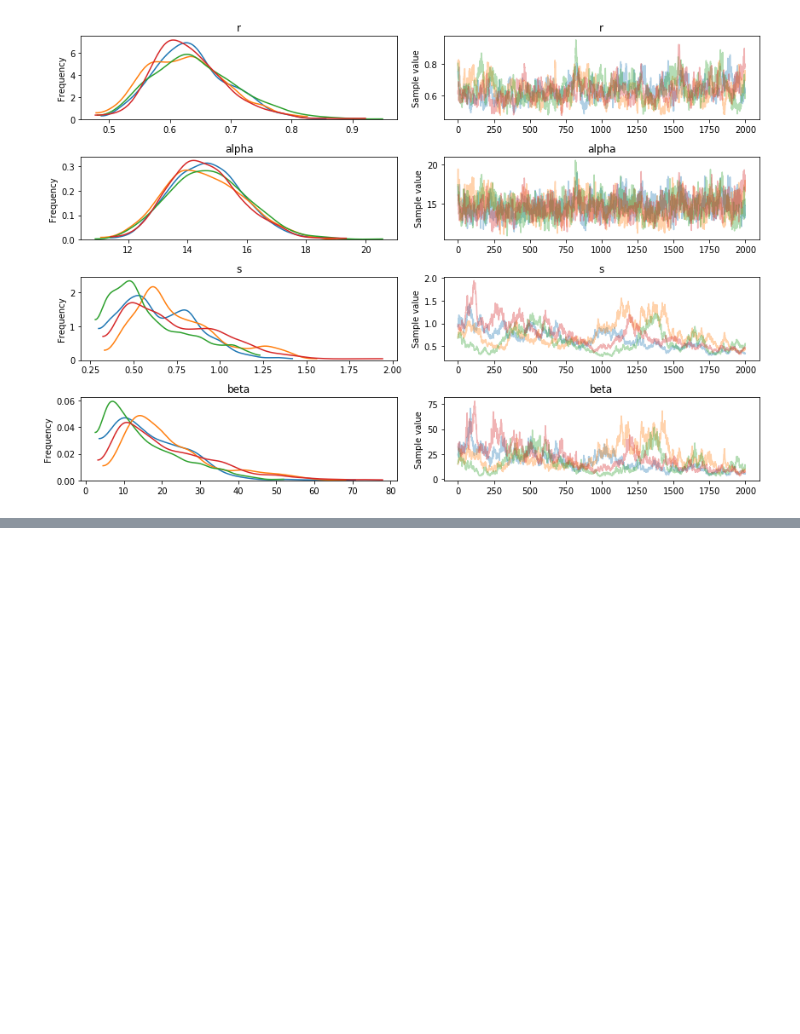
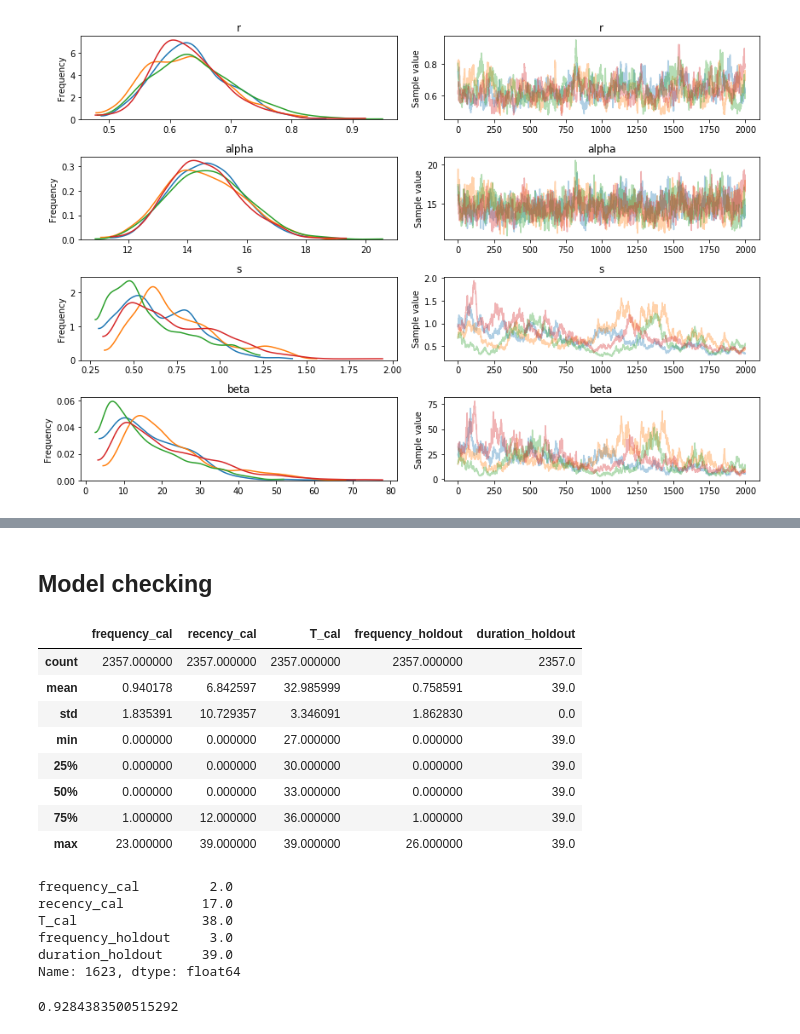
Before and after one commit to debugger06/notebooks, a Jupyter notebook: CLV modeling/pareto-nbd.ipynb, the cells around one changed output, grey strips where cells are left out. Cells and saved outputs as stored; diff of their text form; code cells hidden in the pictures; blank space fills up the shorter version.

Commit message:
pareto NBD CLV model

```diff
--- a/CLV modeling/pareto-nbd.ipynb
+++ b/CLV modeling/pareto-nbd.ipynb
@@ -116,0 +195,49 @@ _ = pm.plot_posterior(trace, varnames=['r','alpha','s', 'beta'])
+# %% [markdown]
+## Model checking
+# %%
+from lifetimes.utils import calibration_and_holdout_data
+
+rfm = calibration_and_holdout_data(
+    cdnow_transactions,
+    customer_id_col='customer_id',
+    datetime_col='date',
+    calibration_period_end='1997-09-30',
+    observation_period_end='1998-06-30',
+    freq='W'
+)
+
+rfm.describe()
+# %% [output]
+|  | frequency_cal | recency_cal | T_cal | frequency_holdout | duration_holdout |
+| count | 2357.000000 | 2357.000000 | 2357.000000 | 2357.000000 | 2357.0 |
+| mean | 0.940178 | 6.842597 | 32.985999 | 0.758591 | 39.0 |
+| std | 1.835391 | 10.729357 | 3.346091 | 1.862830 | 0.0 |
+| min | 0.000000 | 0.000000 | 27.000000 | 0.000000 | 39.0 |
+| 25% | 0.000000 | 0.000000 | 30.000000 | 0.000000 | 39.0 |
+| 50% | 0.000000 | 0.000000 | 33.000000 | 0.000000 | 39.0 |
+| 75% | 1.000000 | 12.000000 | 36.000000 | 1.000000 | 39.0 |
+| max | 23.000000 | 39.000000 | 39.000000 | 26.000000 | 39.0 |
+# %%
+customer_index = 150
+# show purchasing behavior
+rfm.iloc[customer_index]
+# %% [output]
+frequency_cal         2.0
+recency_cal          17.0
+T_cal                38.0
+frequency_holdout     3.0
+duration_holdout     39.0
+Name: 1623, dtype: float64
+# %%
+lambda_post = trace['lambda']
+mu_post = trace['mu']
+
+# Select distributions of lambda and mu for a customer
+lambda_individual = lambda_post[:,customer_index]
+mu_individual = mu_post[:,customer_index]
+
+# predict purchases for the user at t = 39
+t = 39
+predict(t, lambda_individual, mu_individual, x[customer_index], t_x[customer_index], T[customer_index]).mean()
+# %% [output]
+0.9284383500515292
```
Also changed, not shown: parts of 4 cells of this notebook.
